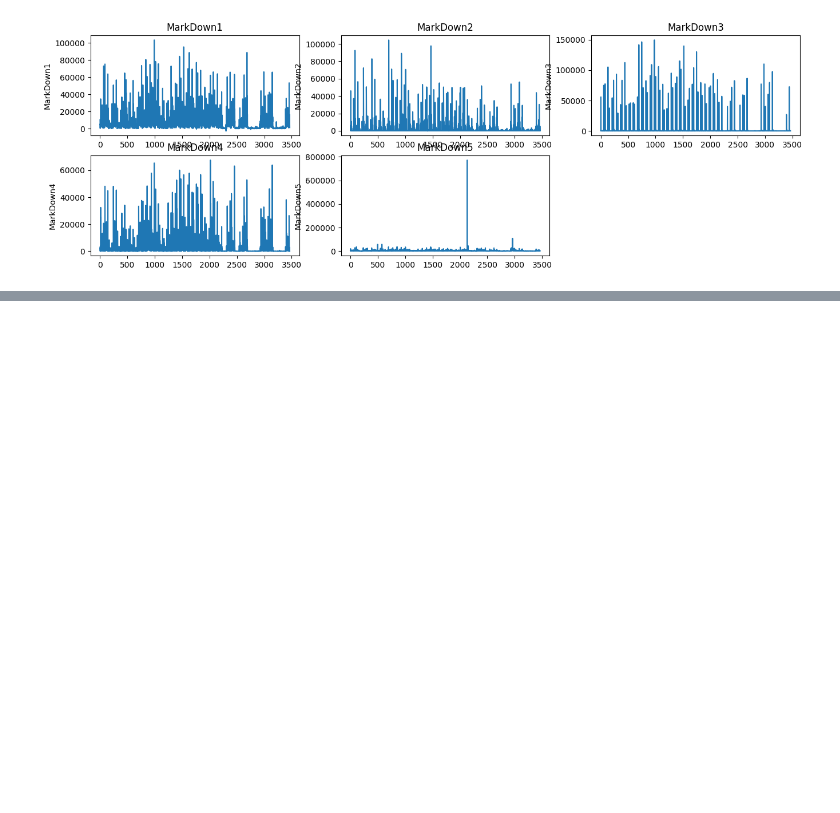
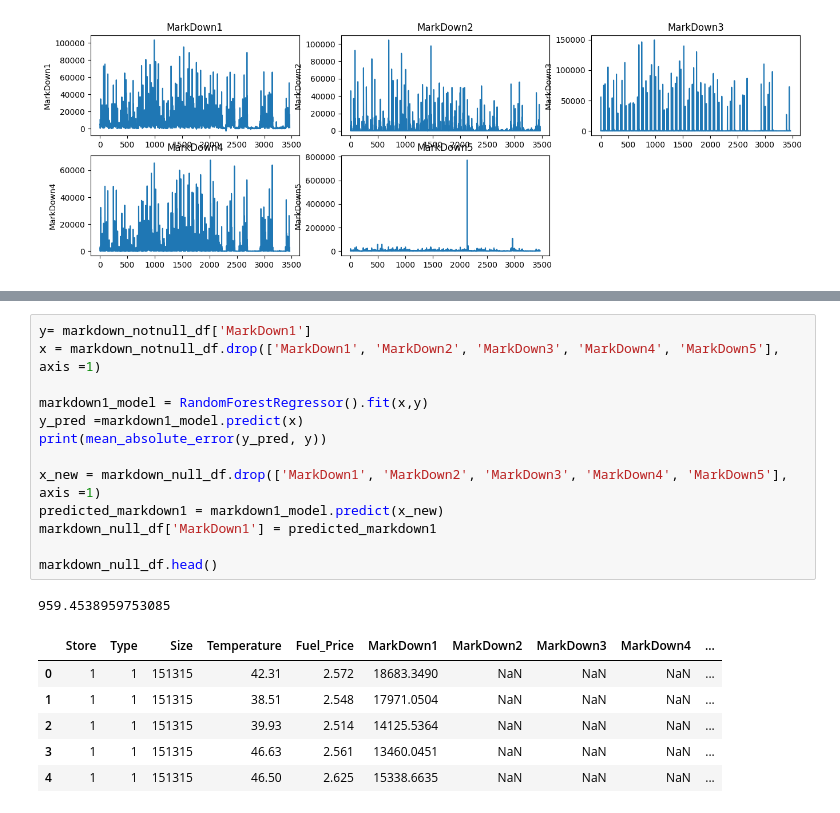
Before and after one commit to Prakash-Kani/Retail-Sales-Prediction, a Jupyter notebook: preprocessing.ipynb, the cells around one changed output, grey strips where cells are left out. Saved outputs shown, nothing was run; the diff lists cells and outputs as text; blank space fills up the shorter version.

```diff
--- a/preprocessing.ipynb
+++ b/preprocessing.ipynb
@@ -954,0 +985,21 @@ plt.show()
+# %%
+y= markdown_notnull_df['MarkDown1']
+x = markdown_notnull_df.drop(['MarkDown1', 'MarkDown2', 'MarkDown3', 'MarkDown4', 'MarkDown5'],  axis =1)
+
+markdown1_model = RandomForestRegressor().fit(x,y)
+y_pred =markdown1_model.predict(x)
+print(mean_absolute_error(y_pred, y))
+
+x_new = markdown_null_df.drop(['MarkDown1', 'MarkDown2', 'MarkDown3', 'MarkDown4', 'MarkDown5'],  axis =1)
+predicted_markdown1 = markdown1_model.predict(x_new)
+markdown_null_df['MarkDown1'] = predicted_markdown1
+
+markdown_null_df.head()
+# %% [output]
+959.4538959753085
+|  | Store | Type | Size | Temperature | Fuel_Price | MarkDown1 | MarkDown2 | MarkDown3 | MarkDown4 | ... |
+| 0 | 1 | 1 | 151315 | 42.31 | 2.572 | 18683.3490 | NaN | NaN | NaN | ... |
+| 1 | 1 | 1 | 151315 | 38.51 | 2.548 | 17971.0504 | NaN | NaN | NaN | ... |
+| 2 | 1 | 1 | 151315 | 39.93 | 2.514 | 14125.5364 | NaN | NaN | NaN | ... |
+| 3 | 1 | 1 | 151315 | 46.63 | 2.561 | 13460.0451 | NaN | NaN | NaN | ... |
+| 4 | 1 | 1 | 151315 | 46.50 | 2.625 | 15338.6635 | NaN | NaN | NaN | ... |
```
Also changed, not shown: parts of 10 cells of this notebook.
